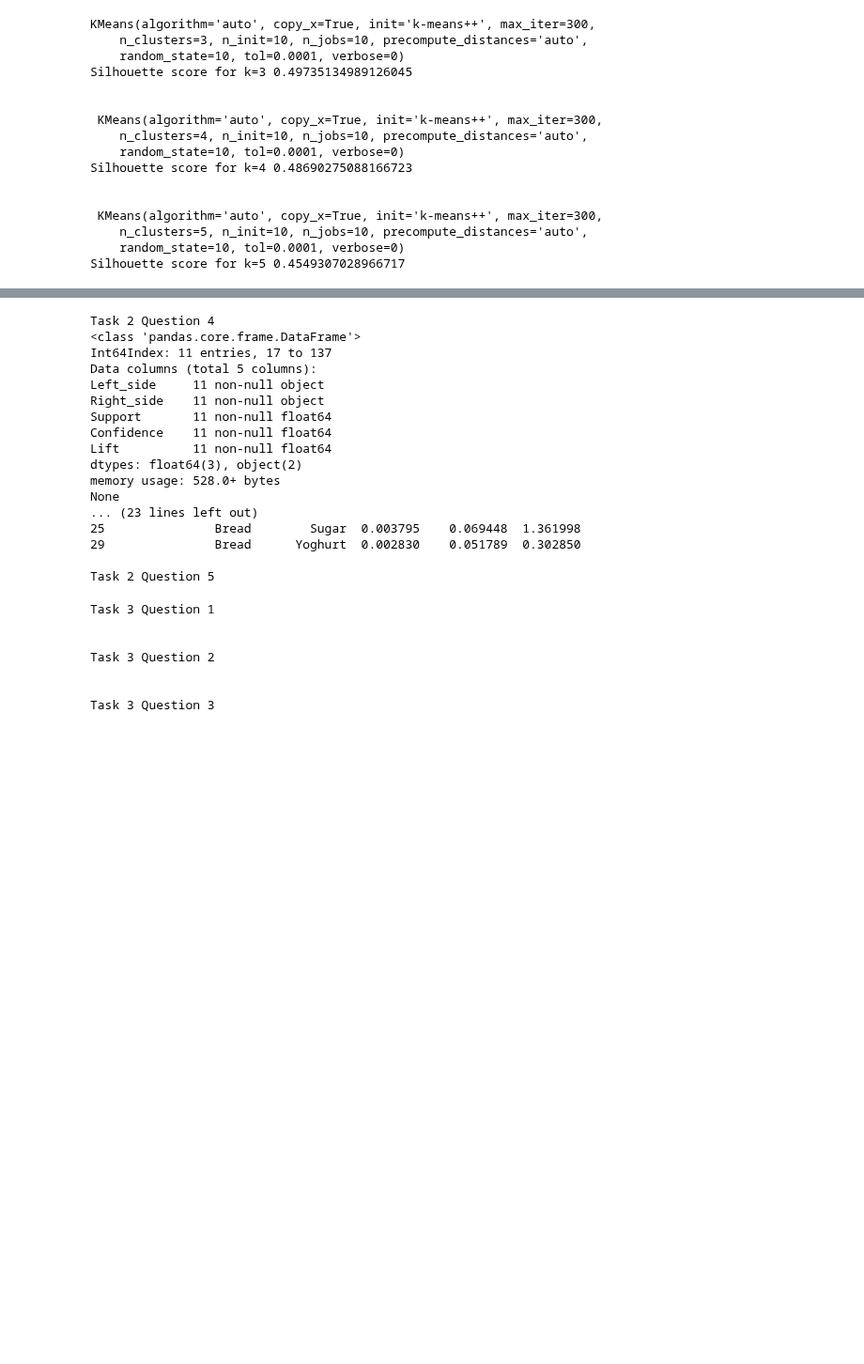
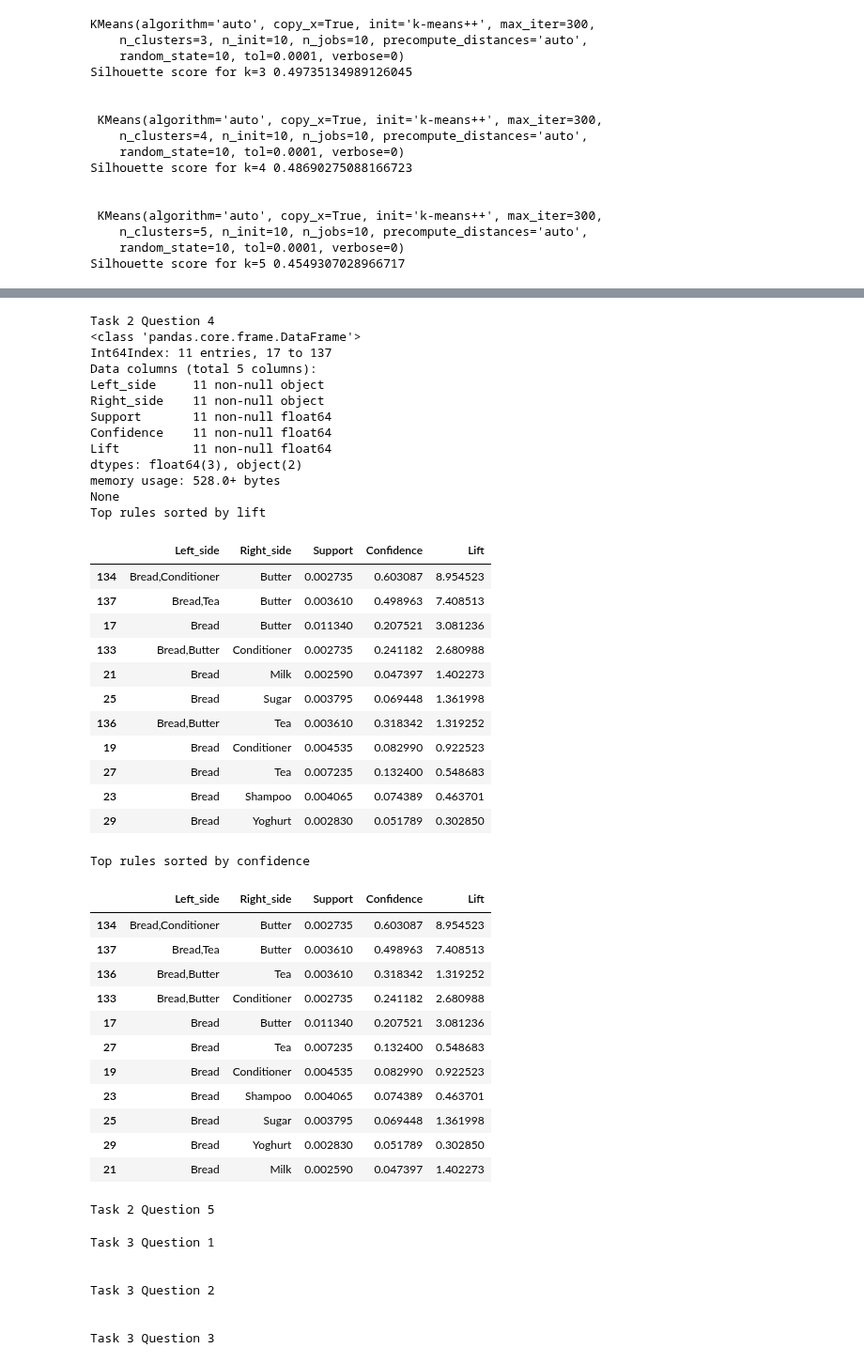
Before and after one commit to Wesleyzxc/DataMining, a Jupyter notebook: Unsupervised Learning/DMProj2.ipynb, the cells around one changed output, grey strips where cells are left out. Shown at 94% size. Cells and saved outputs as stored; diff of their text form; code cells hidden in the pictures; blank space fills up the shorter version.

```diff
--- a/Unsupervised Learning/DMProj2.ipynb
+++ b/Unsupervised Learning/DMProj2.ipynb
@@ -398,36 +399,57 @@ plt.show()
 # %%
 print(color.BOLD + "\nTask 2 Question 4" + color.END)
 bread_df = result_df[result_df['Left_side'].str.contains('Bread')]
 print(bread_df.info())
 
 bread_by_lift = bread_df.sort_values(by='Lift', ascending=False)
 bread_by_confidence = bread_df.sort_values(by='Confidence', ascending=False)
 
-print(color.BOLD + "Top 10 rules sorted by lift" + color.END)
-print(bread_by_lift.head(10))
-
-print(color.BOLD + "\nTop 10 rules sorted by confidence"  + color.END)
-print(bread_by_confidence.head(10))
+print(color.BOLD + "Top rules sorted by lift" + color.END)
+display(bread_by_lift)
+print(color.BOLD + "\nTop rules sorted by confidence"  + color.END)
+display(bread_by_confidence)
 
 print(color.BOLD + "\nTask 2 Question 5" + color.END)
 # %% [output]
 Task 2 Question 4
 <class 'pandas.core.frame.DataFrame'>
 Int64Index: 11 entries, 17 to 137
 Data columns (total 5 columns):
 Left_side     11 non-null object
 Right_side    11 non-null object
 Support       11 non-null float64
 Confidence    11 non-null float64
 Lift          11 non-null float64
 dtypes: float64(3), object(2)
 memory usage: 528.0+ bytes
 None
-... (23 lines left out)
-25               Bread        Sugar  0.003795    0.069448  1.361998
-29               Bread      Yoghurt  0.002830    0.051789  0.302850
-
-Task 2 Question 5
+Top rules sorted by lift
+|  | Left_side | Right_side | Support | Confidence | Lift |
+| 134 | Bread,Conditioner | Butter | 0.002735 | 0.603087 | 8.954523 |
+| 137 | Bread,Tea | Butter | 0.003610 | 0.498963 | 7.408513 |
+| 17 | Bread | Butter | 0.011340 | 0.207521 | 3.081236 |
+| 133 | Bread,Butter | Conditioner | 0.002735 | 0.241182 | 2.680988 |
+| 21 | Bread | Milk | 0.002590 | 0.047397 | 1.402273 |
+| 25 | Bread | Sugar | 0.003795 | 0.069448 | 1.361998 |
+| 136 | Bread,Butter | Tea | 0.003610 | 0.318342 | 1.319252 |
+| 19 | Bread | Conditioner | 0.004535 | 0.082990 | 0.922523 |
+| 27 | Bread | Tea | 0.007235 | 0.132400 | 0.548683 |
+| 23 | Bread | Shampoo | 0.004065 | 0.074389 | 0.463701 |
+| 29 | Bread | Yoghurt | 0.002830 | 0.051789 | 0.302850 |
+Top rules sorted by confidence
+|  | Left_side | Right_side | Support | Confidence | Lift |
+| 134 | Bread,Conditioner | Butter | 0.002735 | 0.603087 | 8.954523 |
+| 137 | Bread,Tea | Butter | 0.003610 | 0.498963 | 7.408513 |
+| 136 | Bread,Butter | Tea | 0.003610 | 0.318342 | 1.319252 |
+| 133 | Bread,Butter | Conditioner | 0.002735 | 0.241182 | 2.680988 |
+| 17 | Bread | Butter | 0.011340 | 0.207521 | 3.081236 |
+| 27 | Bread | Tea | 0.007235 | 0.132400 | 0.548683 |
+| 19 | Bread | Conditioner | 0.004535 | 0.082990 | 0.922523 |
+| 23 | Bread | Shampoo | 0.004065 | 0.074389 | 0.463701 |
+| 25 | Bread | Sugar | 0.003795 | 0.069448 | 1.361998 |
+| 29 | Bread | Yoghurt | 0.002830 | 0.051789 | 0.302850 |
+| 21 | Bread | Milk | 0.002590 | 0.047397 | 1.402273 |
+Task 2 Question 5
 # %%
 #        #
 # Task 3 #
```
Also changed, not shown: parts of 4 cells of this notebook.
